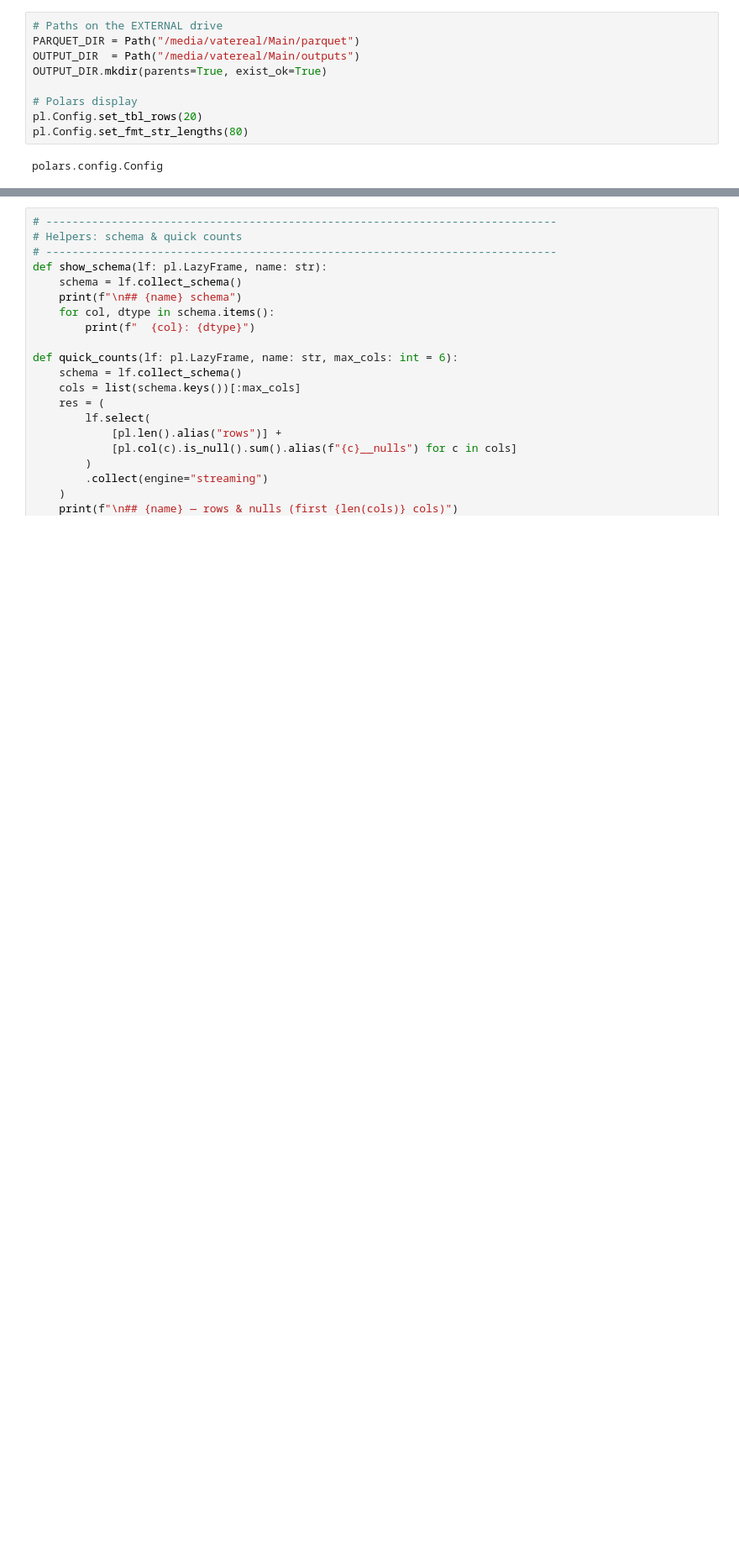
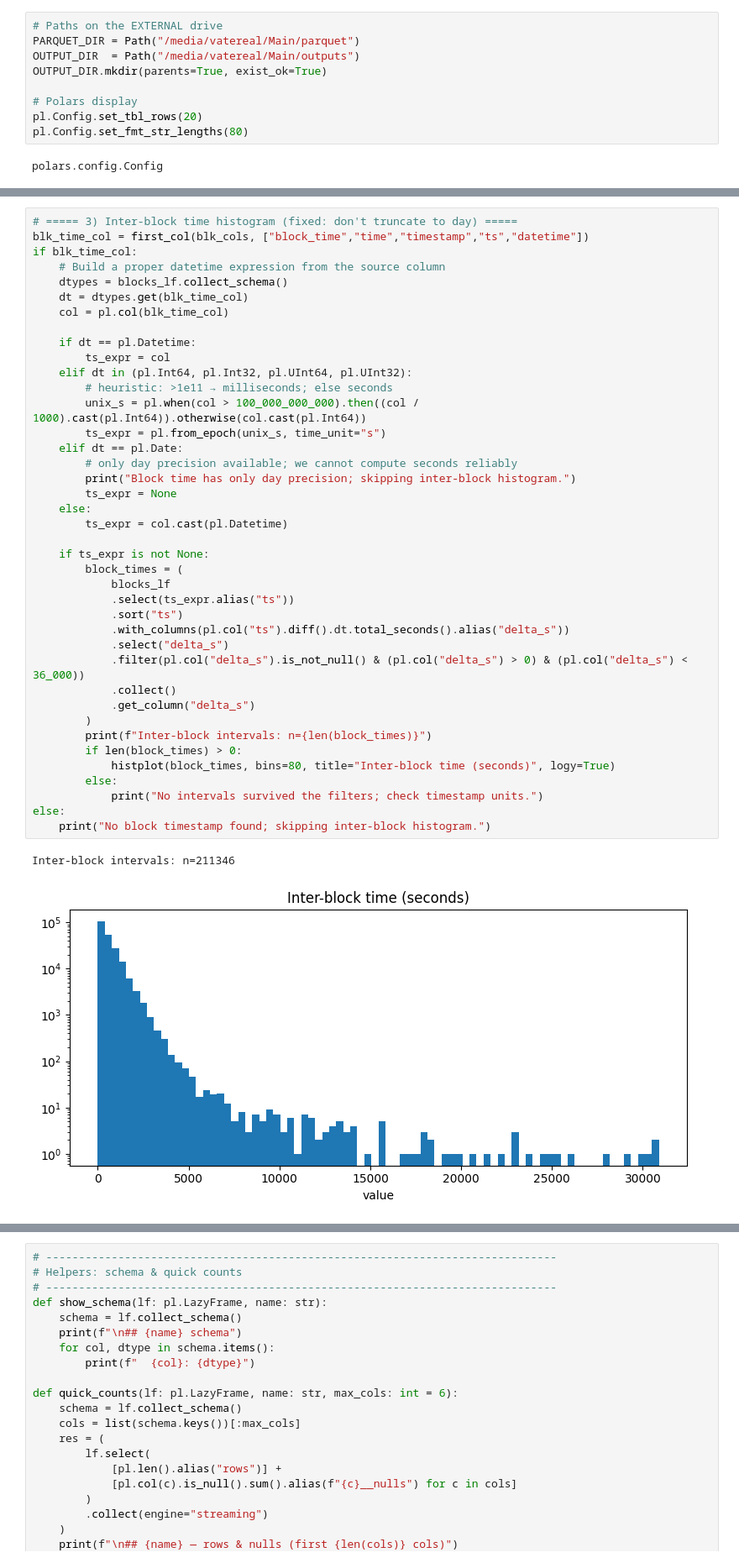
Before and after one commit to Vatereal/BlockChain, a Jupyter notebook: inspector.ipynb, the cells around one changed output, grey strips where cells are left out. Shown at 84% size. Saved outputs shown, nothing was run; the diff lists cells and outputs as text; blank space fills up the shorter version.

```diff
--- a/inspector.ipynb
+++ b/inspector.ipynb
@@ -20,0 +200,43 @@ polars.config.Config
+# %%
+# ===== 3) Inter-block time histogram (fixed: don't truncate to day) =====
+blk_time_col = first_col(blk_cols, ["block_time","time","timestamp","ts","datetime"])
+if blk_time_col:
+    # Build a proper datetime expression from the source column
+    dtypes = blocks_lf.collect_schema()
+    dt = dtypes.get(blk_time_col)
+    col = pl.col(blk_time_col)
+
+    if dt == pl.Datetime:
+        ts_expr = col
+    elif dt in (pl.Int64, pl.Int32, pl.UInt64, pl.UInt32):
+        # heuristic: >1e11 → milliseconds; else seconds
+        unix_s = pl.when(col > 100_000_000_000).then((col / 1000).cast(pl.Int64)).otherwise(col.cast(pl.Int64))
+        ts_expr = pl.from_epoch(unix_s, time_unit="s")
+    elif dt == pl.Date:
+        # only day precision available; we cannot compute seconds reliably
+        print("Block time has only day precision; skipping inter-block histogram.")
+        ts_expr = None
+    else:
+        ts_expr = col.cast(pl.Datetime)
+
+    if ts_expr is not None:
+        block_times = (
+            blocks_lf
+            .select(ts_expr.alias("ts"))
+            .sort("ts")
+            .with_columns(pl.col("ts").diff().dt.total_seconds().alias("delta_s"))
+            .select("delta_s")
+            .filter(pl.col("delta_s").is_not_null() & (pl.col("delta_s") > 0) & (pl.col("delta_s") < 36_000))
+            .collect()
+            .get_column("delta_s")
+        )
+        print(f"Inter-block intervals: n={len(block_times)}")
+        if len(block_times) > 0:
+            histplot(block_times, bins=80, title="Inter-block time (seconds)", logy=True)
+        else:
+            print("No intervals survived the filters; check timestamp units.")
+else:
+    print("No block timestamp found; skipping inter-block histogram.")
+# %% [output]
+Inter-block intervals: n=211346
+[figure, added]
```
Also changed, not shown: parts of 15 cells of this notebook, 2 other files.
